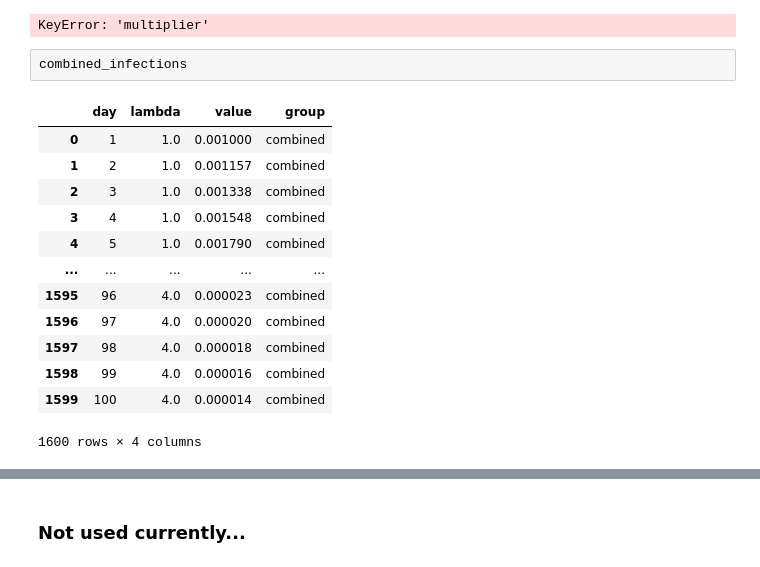
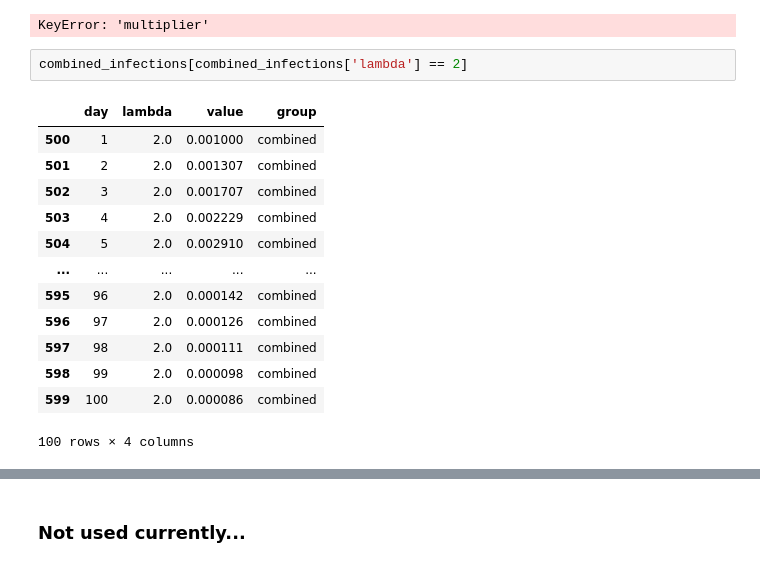
Before and after one commit to mr-devs/mean_field_quals, a Jupyter notebook: notebooks/2023-06-28__first-problem-set.ipynb, the cells around one changed output, grey strips where cells are left out. Drawn from its saved outputs; the diff is of its cells as text.

```diff
--- a/notebooks/2023-06-28__first-problem-set.ipynb
+++ b/notebooks/2023-06-28__first-problem-set.ipynb
@@ -811,22 +817,22 @@ KeyError: 'multiplier'
 combined_infections['multiplier'].unique()
 # %% [output]
 KeyError: 'multiplier'
-# %%
-combined_infections
-# %% [output]
-|  | day | lambda | value | group |
-| 0 | 1 | 1.0 | 0.001000 | combined |
-| 1 | 2 | 1.0 | 0.001157 | combined |
-| 2 | 3 | 1.0 | 0.001338 | combined |
-| 3 | 4 | 1.0 | 0.001548 | combined |
-| 4 | 5 | 1.0 | 0.001790 | combined |
-| ... | ... | ... | ... | ... |
-| 1595 | 96 | 4.0 | 0.000023 | combined |
-| 1596 | 97 | 4.0 | 0.000020 | combined |
-| 1597 | 98 | 4.0 | 0.000018 | combined |
-| 1598 | 99 | 4.0 | 0.000016 | combined |
-| 1599 | 100 | 4.0 | 0.000014 | combined |
-1600 rows × 4 columns
+# %%
+combined_infections[combined_infections['lambda'] == 2]
+# %% [output]
+|  | day | lambda | value | group |
+| 500 | 1 | 2.0 | 0.001000 | combined |
+| 501 | 2 | 2.0 | 0.001307 | combined |
+| 502 | 3 | 2.0 | 0.001707 | combined |
+| 503 | 4 | 2.0 | 0.002229 | combined |
+| 504 | 5 | 2.0 | 0.002910 | combined |
+| ... | ... | ... | ... | ... |
+| 595 | 96 | 2.0 | 0.000142 | combined |
+| 596 | 97 | 2.0 | 0.000126 | combined |
+| 597 | 98 | 2.0 | 0.000111 | combined |
+| 598 | 99 | 2.0 | 0.000098 | combined |
+| 599 | 100 | 2.0 | 0.000086 | combined |
+100 rows × 4 columns
 # %%
 print(get_peak_day(infection_flows_ord[4]))
 print(get_peak_day(infection_flows_mis[4]))
```
Also changed, not shown: parts of 12 cells of this notebook, 4 other files.
